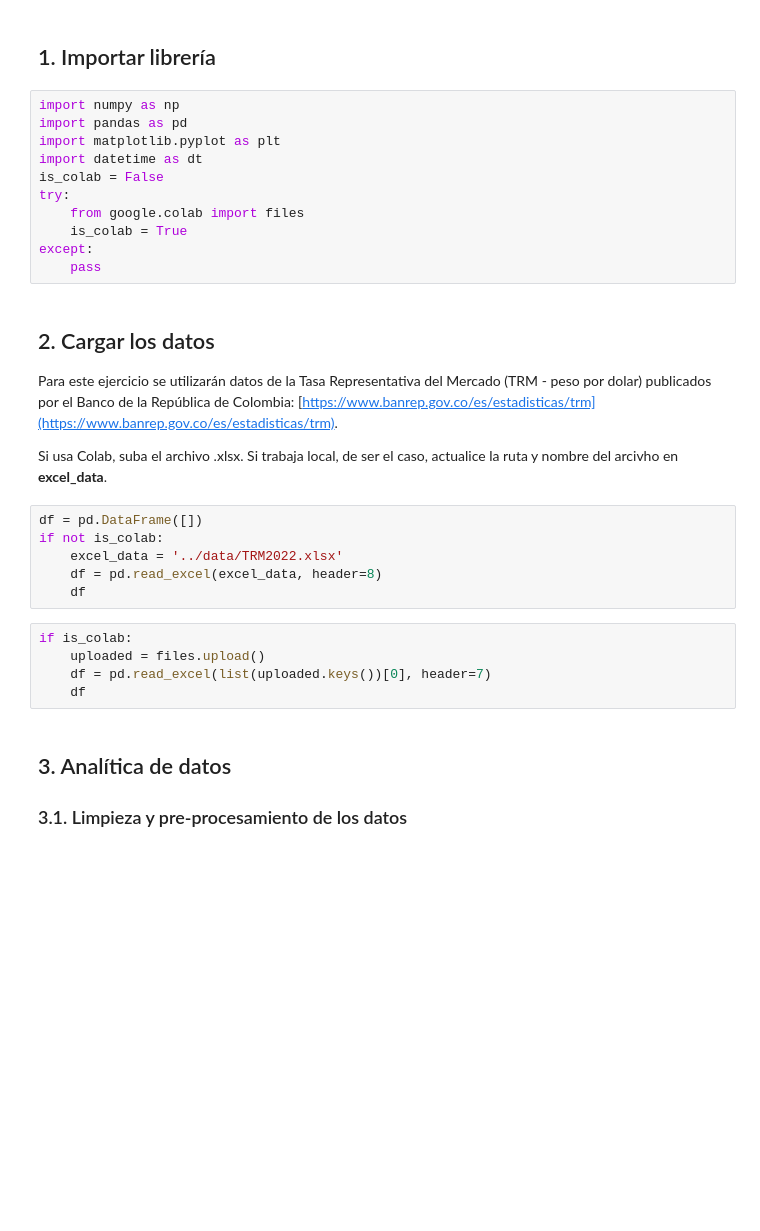
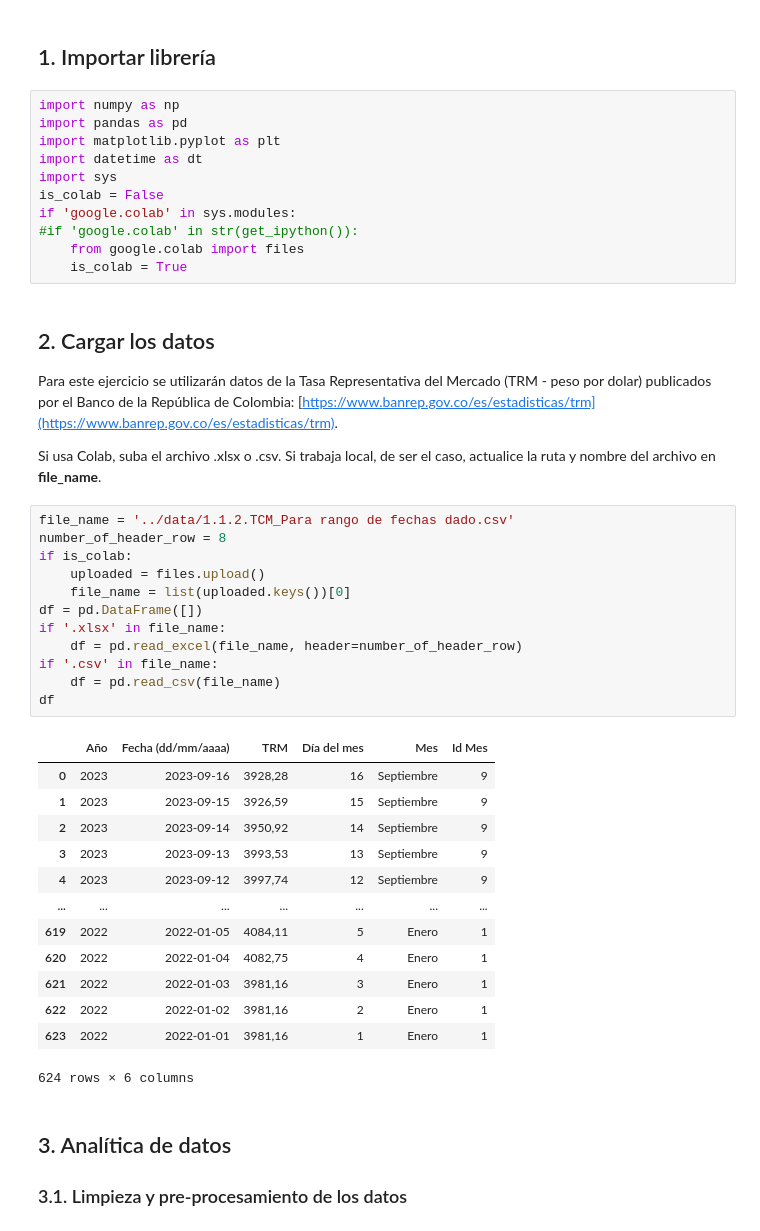
Before and after one commit to davidalejandromiranda/DataAnalytics, a Jupyter notebook: notebooks/TRM_linearization.ipynb, the cells around one changed output. Saved outputs shown, nothing was run; the diff lists cells and outputs as text; blank space fills up the shorter version.

```diff
--- a/notebooks/TRM_linearization.ipynb
+++ b/notebooks/TRM_linearization.ipynb
@@ -8,30 +8,45 @@ import numpy as np
 import pandas as pd
 import matplotlib.pyplot as plt
 import datetime as dt
+import sys
 is_colab = False
-try:
+if 'google.colab' in sys.modules:
+#if 'google.colab' in str(get_ipython()):
     from google.colab import files
     is_colab = True
-except:
-    pass
 # %% [markdown]
 ## 2. Cargar los datos
 
 Para este ejercicio se utilizarán datos de la Tasa Representativa del Mercado (TRM - peso por dolar) publicados por el Banco de la República de Colombia: [https://www.banrep.gov.co/es/estadisticas/trm](https://www.banrep.gov.co/es/estadisticas/trm).
 
-Si usa Colab, suba el archivo .xlsx.
-Si trabaja local, de ser el caso, actualice la ruta y nombre del arcivho en **excel_data**.
+Si usa Colab, suba el archivo .xlsx o .csv.
+Si trabaja local, de ser el caso, actualice la ruta y nombre del archivo en **file_name**.
-# %%
-df = pd.DataFrame([])
-if not is_colab:
-    excel_data = '../data/TRM2022.xlsx'
-    df = pd.read_excel(excel_data, header=8)
-    df
-# %%
-if is_colab:
-    uploaded = files.upload()
-    df = pd.read_excel(list(uploaded.keys())[0], header=7)
-    df
+# %%
+file_name = '../data/1.1.2.TCM_Para rango de fechas dado.csv'
+number_of_header_row = 8
+if is_colab:
+    uploaded = files.upload()
+    file_name = list(uploaded.keys())[0]
+df = pd.DataFrame([])
+if '.xlsx' in file_name:
+    df = pd.read_excel(file_name, header=number_of_header_row)
+if '.csv' in file_name:
+    df = pd.read_csv(file_name)
+df
+# %% [output]
+|  | Año | Fecha (dd/mm/aaaa) | TRM | Día del mes | Mes | Id Mes |
+| 0 | 2023 | 2023-09-16 | 3928,28 | 16 | Septiembre | 9 |
+| 1 | 2023 | 2023-09-15 | 3926,59 | 15 | Septiembre | 9 |
+| 2 | 2023 | 2023-09-14 | 3950,92 | 14 | Septiembre | 9 |
+| 3 | 2023 | 2023-09-13 | 3993,53 | 13 | Septiembre | 9 |
+| 4 | 2023 | 2023-09-12 | 3997,74 | 12 | Septiembre | 9 |
+| ... | ... | ... | ... | ... | ... | ... |
+| 619 | 2022 | 2022-01-05 | 4084,11 | 5 | Enero | 1 |
+| 620 | 2022 | 2022-01-04 | 4082,75 | 4 | Enero | 1 |
+| 621 | 2022 | 2022-01-03 | 3981,16 | 3 | Enero | 1 |
+| 622 | 2022 | 2022-01-02 | 3981,16 | 2 | Enero | 1 |
+| 623 | 2022 | 2022-01-01 | 3981,16 | 1 | Enero | 1 |
+624 rows × 6 columns
 # %% [markdown]
 ## 3. Analítica de datos
 
```
Also changed, not shown: parts of 10 cells of this notebook, 2 other files.
